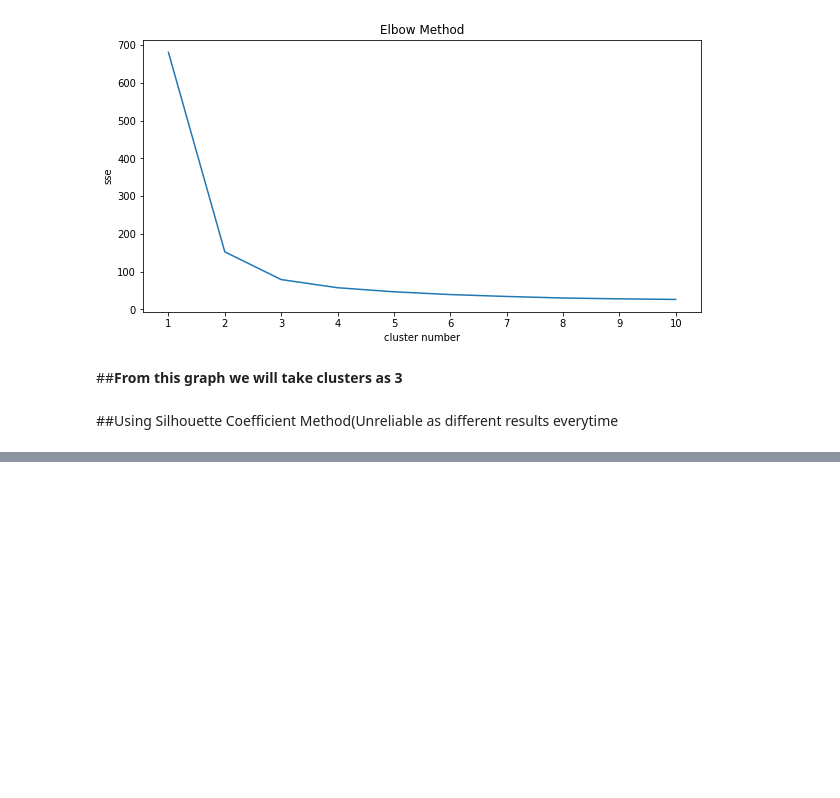
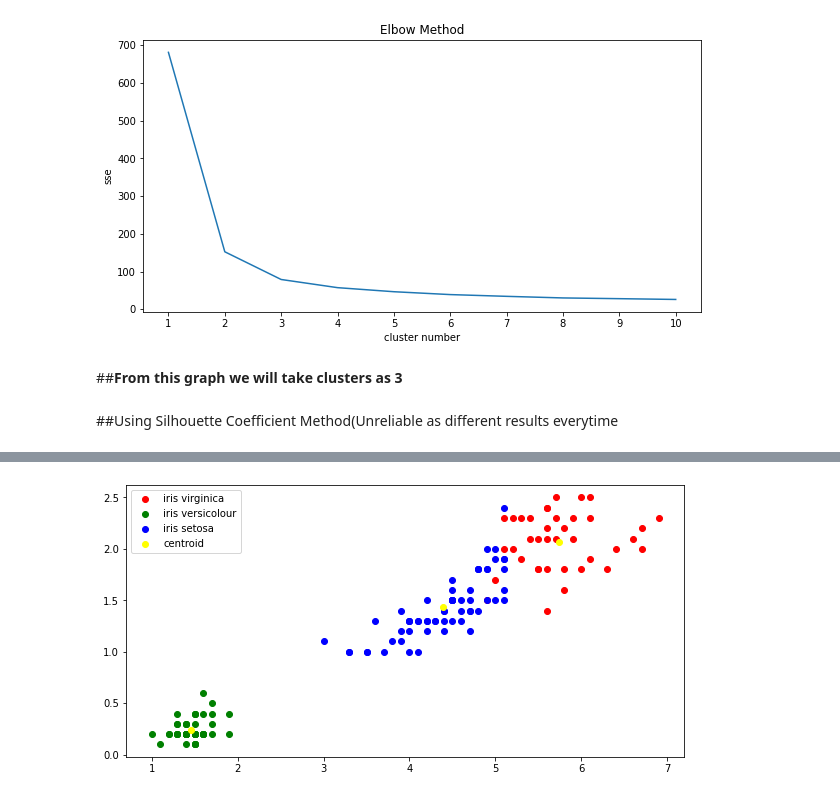
Before and after one commit to sury1999/Data-Analysis-Projects, a Jupyter notebook: Grip_Task2_Optimal_Cluster.ipynb, the cells around one changed output, grey strips where cells are left out. Drawn from its saved outputs; the diff is of its cells as text; code cells hidden in the pictures; blank space fills up the shorter version.

```diff
--- a/Grip_Task2_Optimal_Cluster.ipynb
+++ b/Grip_Task2_Optimal_Cluster.ipynb
@@ -68,0 +80,11 @@ plt.scatter(X[Y==2, 0], X[Y==2, 1], color='green')
+# %%
+#petal plots
+plt.subplots(figsize=(10,5))
+plt.scatter(X[Y==0, 2], X[Y==0, 3], color='red', label='iris virginica')
+plt.scatter(X[Y==1, 2], X[Y==1, 3], color='green', label='iris versicolour')
+plt.scatter(X[Y==2, 2], X[Y==2, 3], color='blue', label='iris setosa')
+plt.scatter(kmean.cluster_centers_[:,2], kmean.cluster_centers_[:,3], color='yellow', label='centroid')
+plt.legend()
+plt.show()
+# %% [output]
+[figure, added]
```
Also changed, not shown: parts of 4 cells of this notebook.
